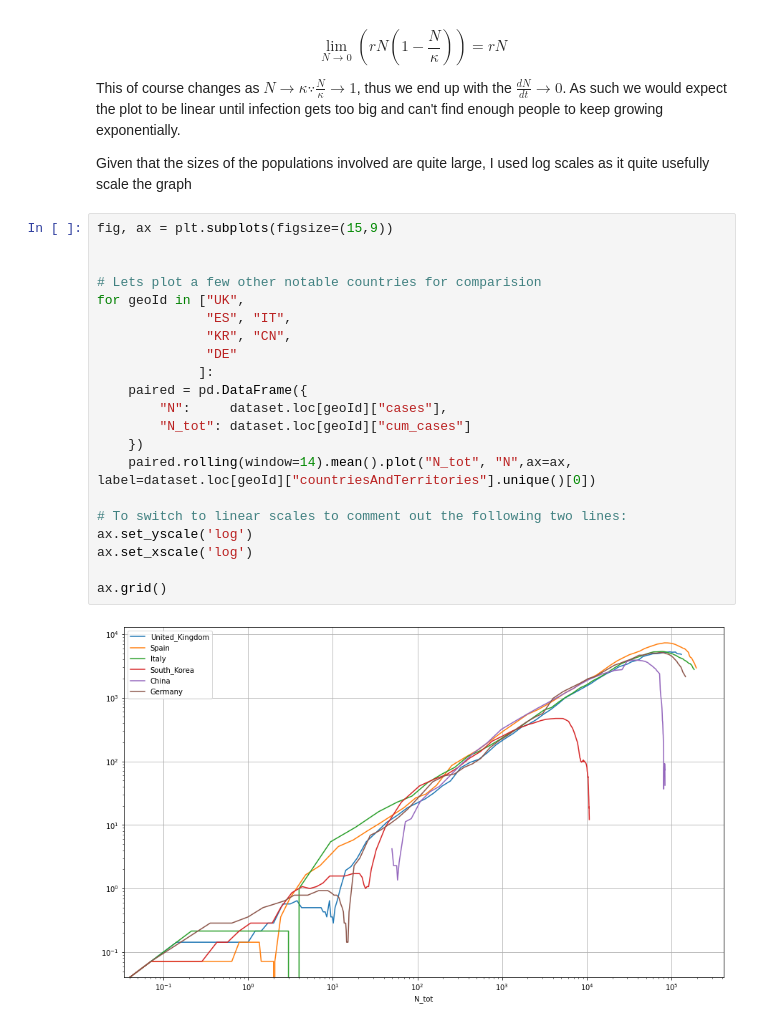
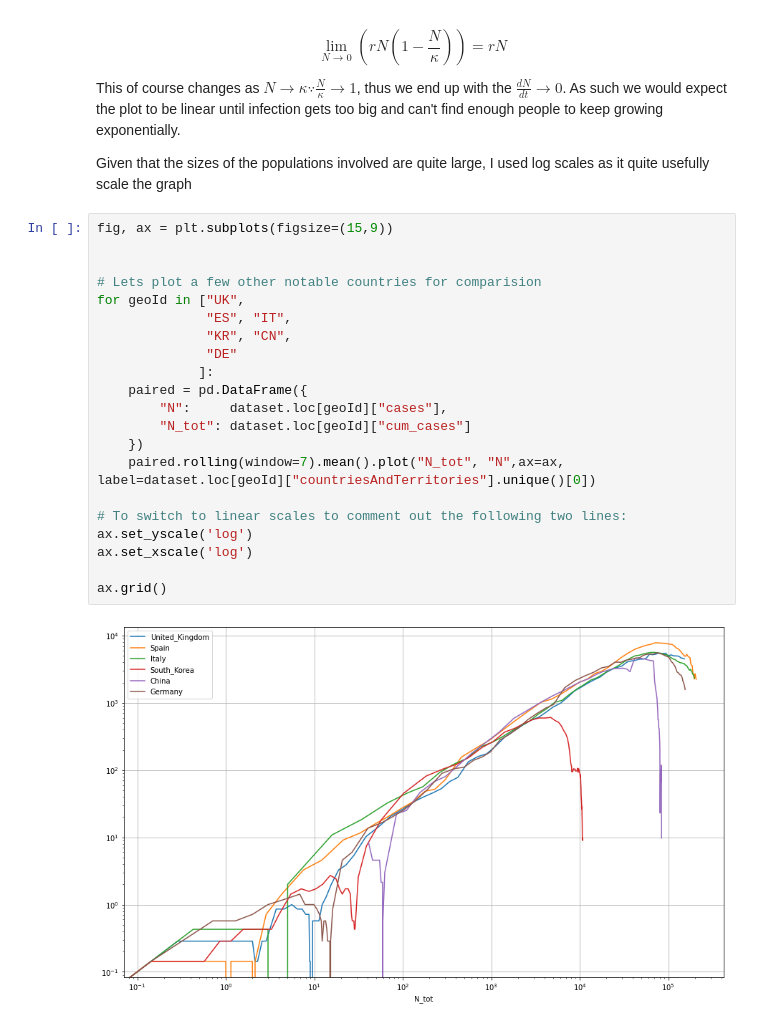
Before and after one commit to TheKingOfAtlantis/CoVID-19, a Jupyter notebook: dataset.ipynb, the cells around one changed output. Saved outputs shown, nothing was run; the diff lists cells and outputs as text.

```diff
--- a/dataset.ipynb
+++ b/dataset.ipynb
@@ -226,26 +226,26 @@ Given that the sizes of the populations involved are quite large, I used log sca
 # %%
 fig, ax = plt.subplots(figsize=(15,9))
 
 
 # Lets plot a few other notable countries for comparision
 for geoId in ["UK",
               "ES", "IT",
               "KR", "CN",
               "DE"
              ]:
     paired = pd.DataFrame({
         "N":     dataset.loc[geoId]["cases"],
         "N_tot": dataset.loc[geoId]["cum_cases"]
     })
-    paired.rolling(window=14).mean().plot("N_tot", "N",ax=ax, label=dataset.loc[geoId]["countriesAndTerritories"].unique()[0])
+    paired.rolling(window=7).mean().plot("N_tot", "N",ax=ax, label=dataset.loc[geoId]["countriesAndTerritories"].unique()[0])
 
 # To switch to linear scales to comment out the following two lines:
 ax.set_yscale('log')
 ax.set_xscale('log')
 
 ax.grid()
 # %% [output]
-[figure, old version]
+[figure, new version]
 # %%
 fig, ax = plt.subplots(figsize=(15,9))
 
```
Also changed, not shown: parts of 5 cells of this notebook, 1 other file.
